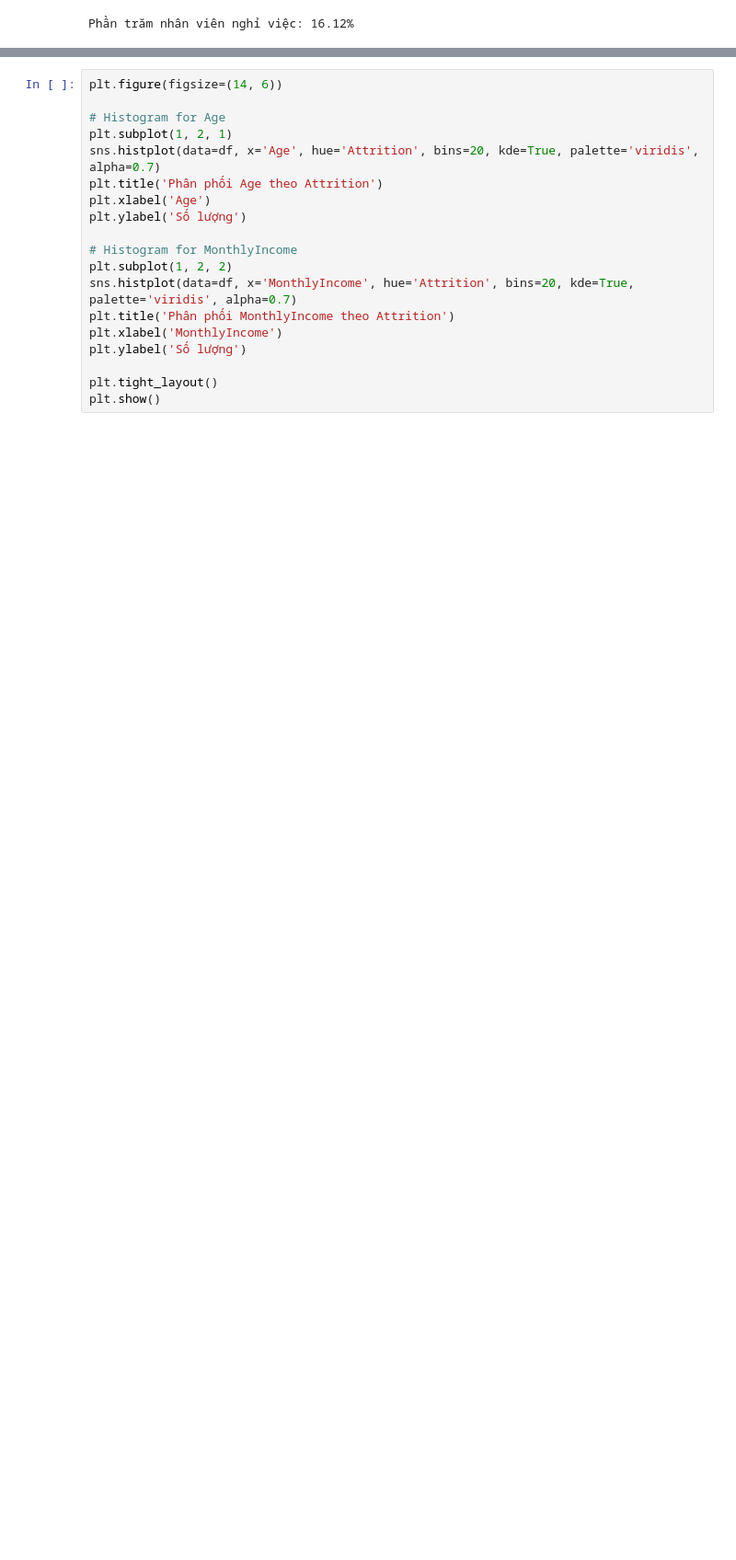
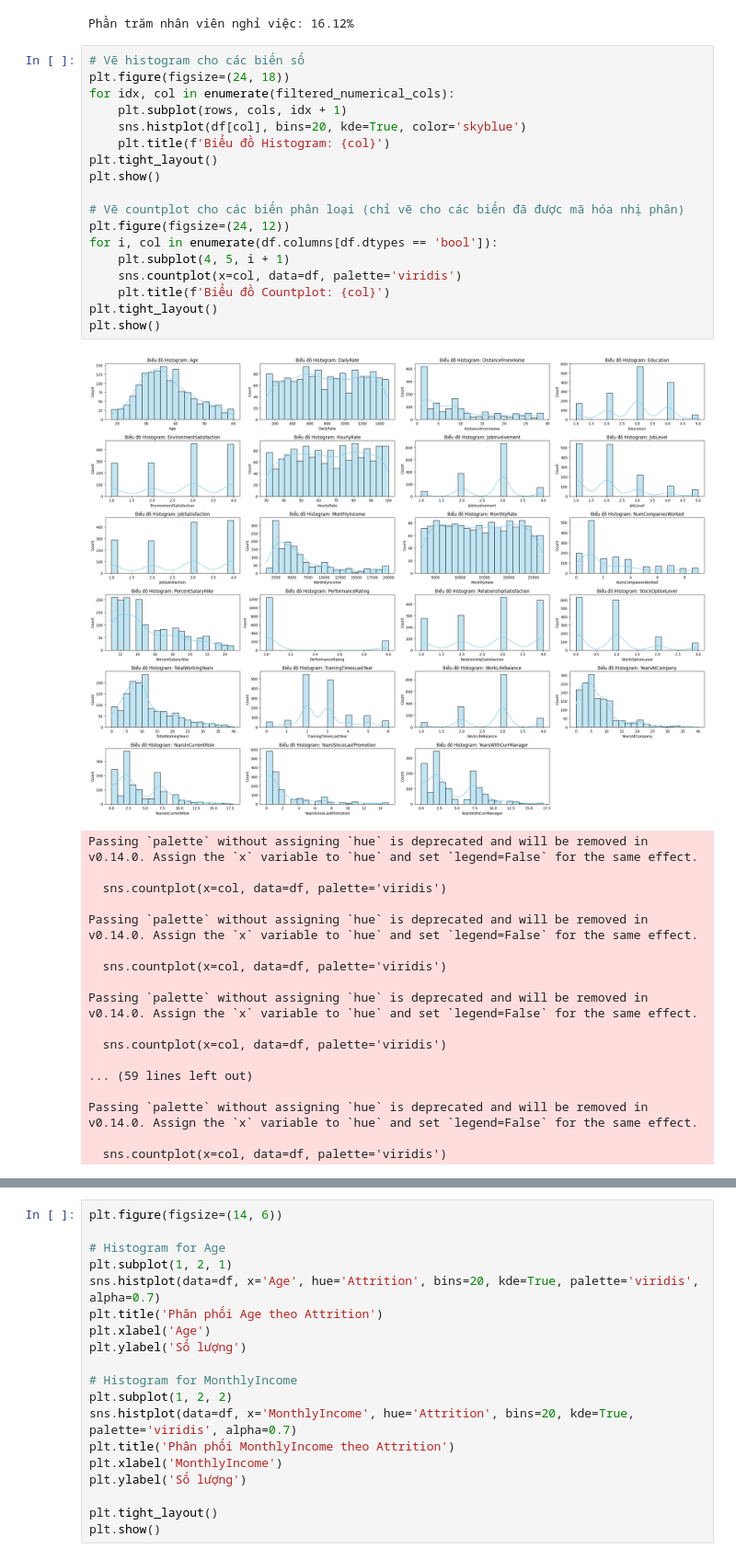
Before and after one commit to Kennenzz/predict-employee-attrition, a Jupyter notebook: Train.ipynb, the cells around one changed output, grey strips where cells are left out. Shown at 92% size. Cells and saved outputs as stored; diff of their text form; blank space fills up the shorter version.

```diff
--- a/Train.ipynb
+++ b/Train.ipynb
@@ -266,3 +268,40 @@ Passing `palette` without assigning `hue` is deprecated and will be removed in v
   sns.countplot(data=df, x='Attrition', palette='viridis')
 [figure]
 Phần trăm nhân viên nghỉ việc: 16.12%
+# %%
+# Vẽ histogram cho các biến số
+plt.figure(figsize=(24, 18))
+for idx, col in enumerate(filtered_numerical_cols):
+    plt.subplot(rows, cols, idx + 1)
+    sns.histplot(df[col], bins=20, kde=True, color='skyblue')
+    plt.title(f'Biểu đồ Histogram: {col}')
+plt.tight_layout()
+plt.show()
+
+# Vẽ countplot cho các biến phân loại (chỉ vẽ cho các biến đã được mã hóa nhị phân)
+plt.figure(figsize=(24, 12))
+for i, col in enumerate(df.columns[df.dtypes == 'bool']):
+    plt.subplot(4, 5, i + 1)
+    sns.countplot(x=col, data=df, palette='viridis')
+    plt.title(f'Biểu đồ Countplot: {col}')
+plt.tight_layout()
+plt.show()
+# %% [output]
+[figure, added]
+Passing `palette` without assigning `hue` is deprecated and will be removed in v0.14.0. Assign the `x` variable to `hue` and set `legend=False` for the same effect.
+
+  sns.countplot(x=col, data=df, palette='viridis')
+
+Passing `palette` without assigning `hue` is deprecated and will be removed in v0.14.0. Assign the `x` variable to `hue` and set `legend=False` for the same effect.
+
+  sns.countplot(x=col, data=df, palette='viridis')
+
+Passing `palette` without assigning `hue` is deprecated and will be removed in v0.14.0. Assign the `x` variable to `hue` and set `legend=False` for the same effect.
+
+  sns.countplot(x=col, data=df, palette='viridis')
+
+... (59 lines left out)
+
+Passing `palette` without assigning `hue` is deprecated and will be removed in v0.14.0. Assign the `x` variable to `hue` and set `legend=False` for the same effect.
+
+  sns.countplot(x=col, data=df, palette='viridis')
```
Also changed, not shown: parts of 11 cells of this notebook.
